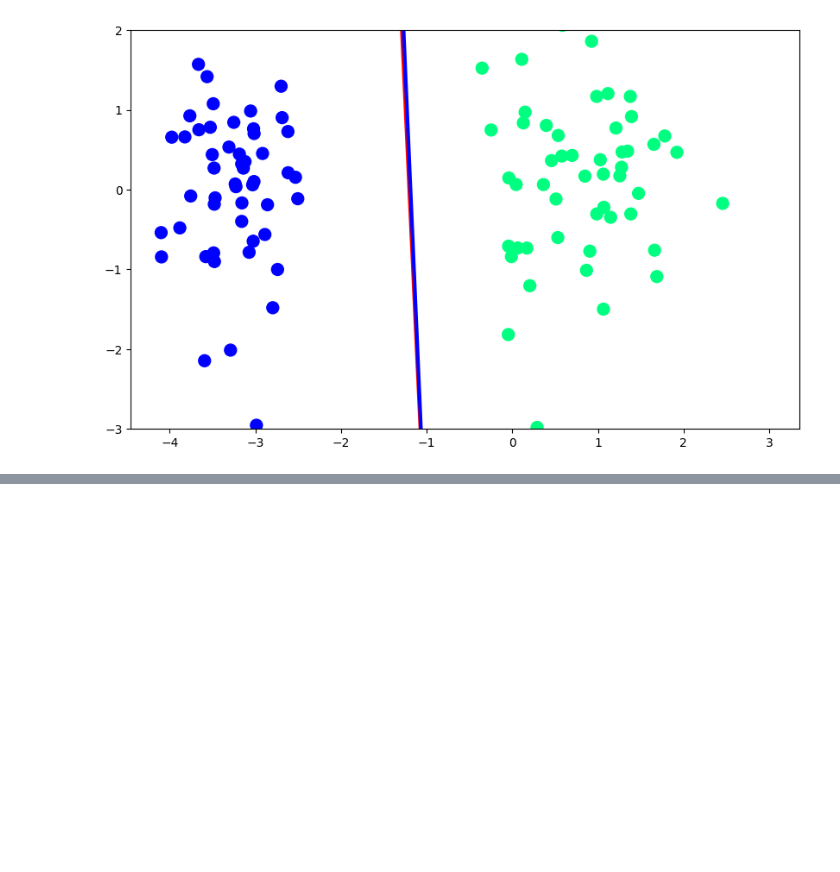
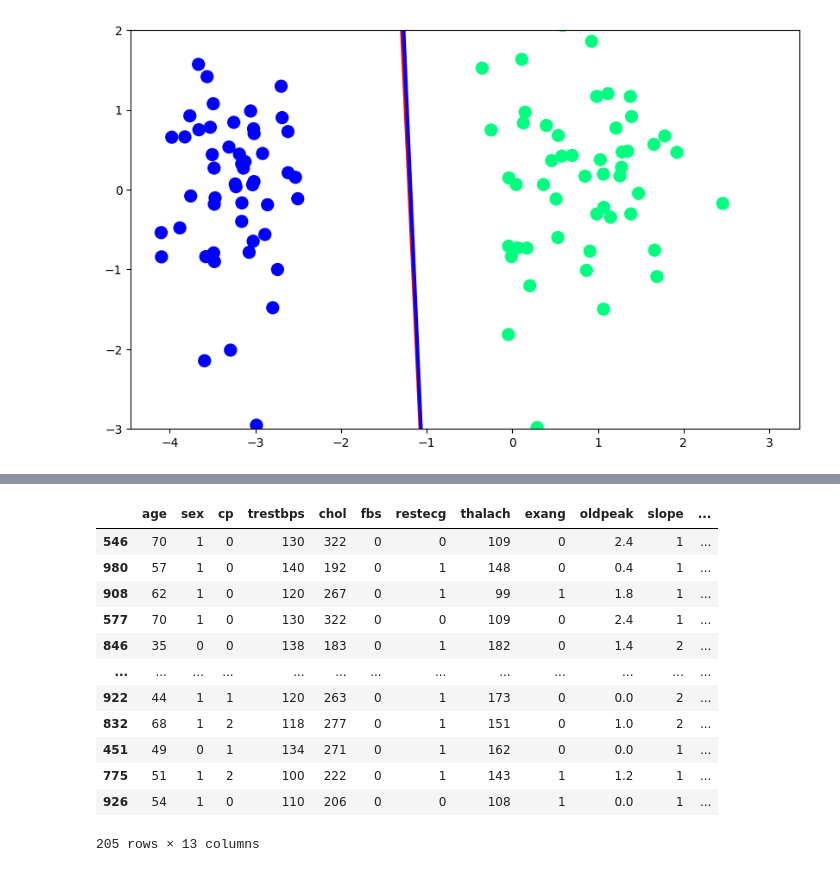
Before and after one commit to suddhu1/COESIS30Day, a Jupyter notebook: DAY_1/logisticRegression.ipynb, the cells around one changed output, grey strips where cells are left out. Cells and saved outputs as stored; diff of their text form; code cells hidden in the pictures; blank space fills up the shorter version.

```diff
--- a/DAY_1/logisticRegression.ipynb
+++ b/DAY_1/logisticRegression.ipynb
@@ -208,3 +208,6 @@ plt.ylim(-3, 2)
 # %% [output]
 (-3.0, 2.0)
 [figure]
+# %%
+import pandas as pd
+df = pd.read_csv(r"C:\Users\santo\OneDrive\Desktop\COESIS30  DAY CHALLANGE\heart.csv")
@@ -210,0 +236,4 @@ plt.ylim(-3, 2)
+# %%
+from sklearn.model_selection import train_test_split
+X_train, X_test, y_train, y_test = train_test_split(df.drop('target', axis=1), df['target'], test_size=0.2, random_state=2)
+# X_train, X_test, y_train, y_test = train_test_split(df.iloc[:,0:-1],df.iloc[:,1],test_size=0.2,random_state=2)
@@ -210,0 +258,16 @@ plt.ylim(-3, 2)
+# %%
+X_test
+# %% [output]
+|  | age | sex | cp | trestbps | chol | fbs | restecg | thalach | exang | oldpeak | slope | ... |
+| 546 | 70 | 1 | 0 | 130 | 322 | 0 | 0 | 109 | 0 | 2.4 | 1 | ... |
+| 980 | 57 | 1 | 0 | 140 | 192 | 0 | 1 | 148 | 0 | 0.4 | 1 | ... |
+| 908 | 62 | 1 | 0 | 120 | 267 | 0 | 1 | 99 | 1 | 1.8 | 1 | ... |
+| 577 | 70 | 1 | 0 | 130 | 322 | 0 | 0 | 109 | 0 | 2.4 | 1 | ... |
+| 846 | 35 | 0 | 0 | 138 | 183 | 0 | 1 | 182 | 0 | 1.4 | 2 | ... |
+| ... | ... | ... | ... | ... | ... | ... | ... | ... | ... | ... | ... | ... |
+| 922 | 44 | 1 | 1 | 120 | 263 | 0 | 1 | 173 | 0 | 0.0 | 2 | ... |
+| 832 | 68 | 1 | 2 | 118 | 277 | 0 | 1 | 151 | 0 | 1.0 | 2 | ... |
+| 451 | 49 | 0 | 1 | 134 | 271 | 0 | 1 | 162 | 0 | 0.0 | 1 | ... |
+| 775 | 51 | 1 | 2 | 100 | 222 | 0 | 1 | 143 | 1 | 1.2 | 1 | ... |
+| 926 | 54 | 1 | 0 | 110 | 206 | 0 | 0 | 108 | 1 | 0.0 | 1 | ... |
+205 rows × 13 columns
```
Also changed, not shown: parts of 13 cells of this notebook, 1 other file.
